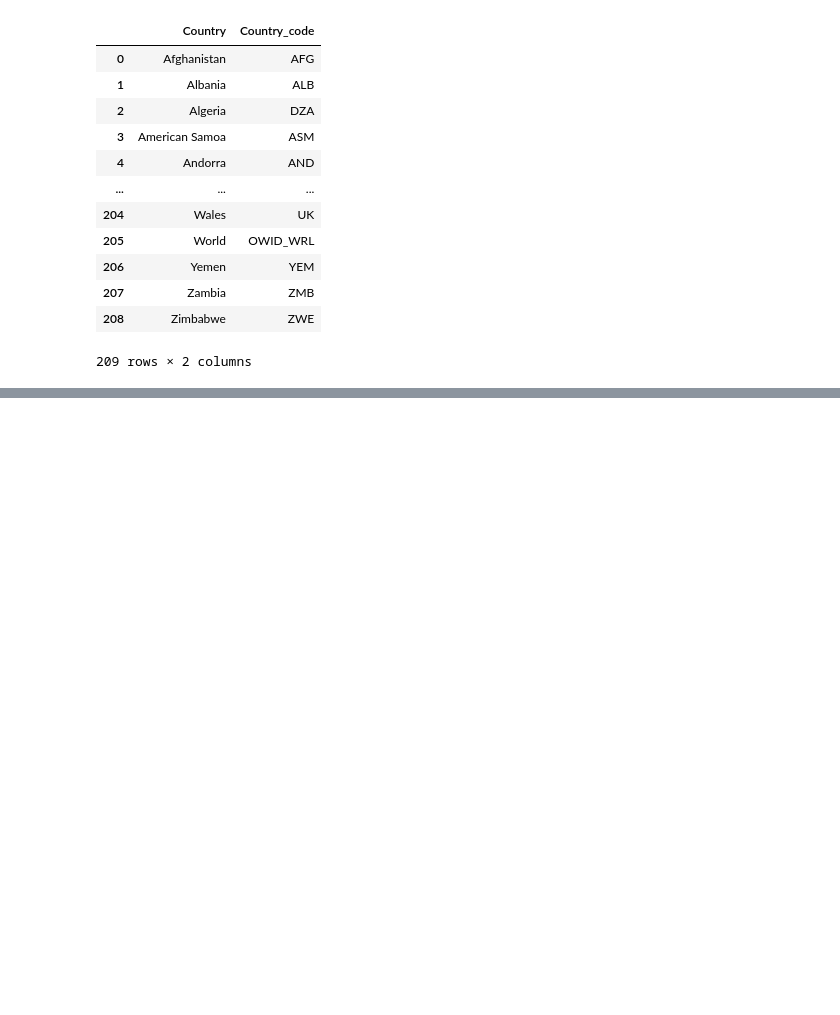
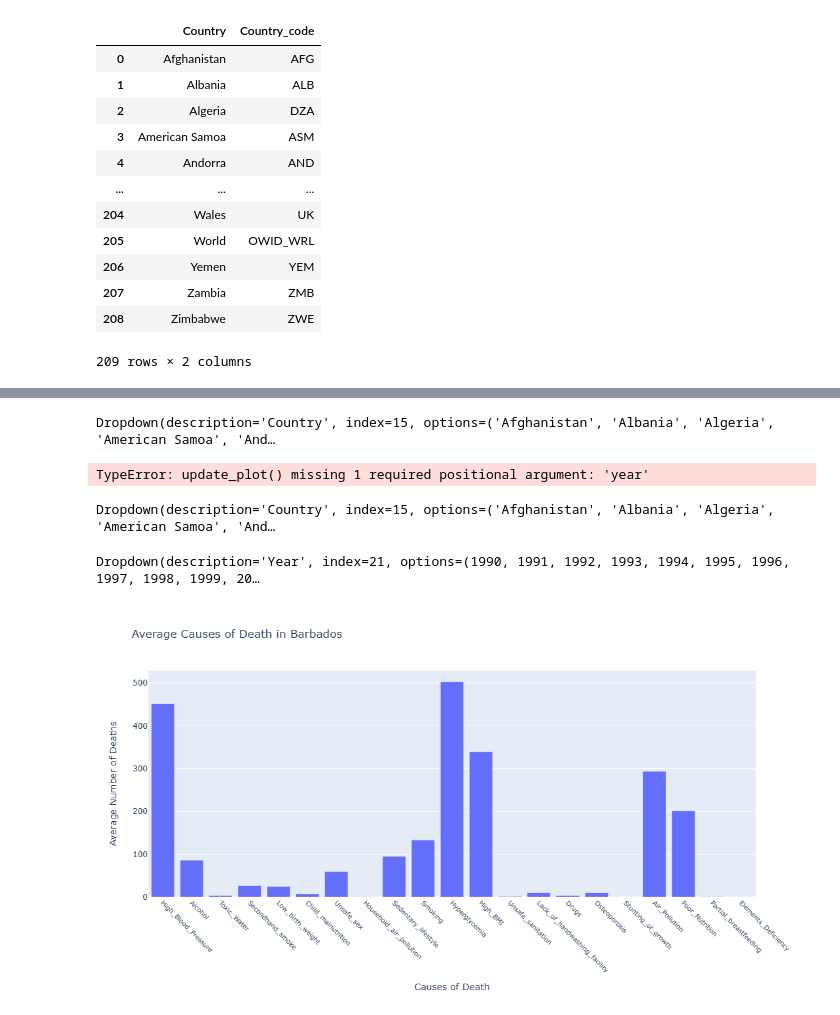
Before and after one commit to KatharinaSojka/Project_2_Group_2, a Jupyter notebook: death_rate/death_rate.ipynb, the cells around one changed output, grey strips where cells are left out. Drawn from its saved outputs; the diff is of its cells as text; code cells hidden in the pictures; blank space fills up the shorter version.

Commit message:
Project3 last day

```diff
--- a/death_rate/death_rate.ipynb
+++ b/death_rate/death_rate.ipynb
@@ -416,2 +677,19 @@ TypeError: Series.isin() missing 1 required positional argument: 'values'
 # %%
-#Create a DataFrame with the alcohol's death for the last 5 years in USA(or each country)
+# Define function to update plot when dropdown value changes
+def on_dropdown_change(change):
+    update_plot(change.new)
+# %%
+# Register the function to be called when dropdown value changes
+country_dropdown.observe(on_dropdown_change, names='value')
+
+# Display the dropdown widget and initial plot
+display(country_dropdown)
+
+# Get the initial selected country from the dropdown menu
+selected_country = country_dropdown.value
+
+# Update the plot for the initial selection
+update_plot(selected_country)
+# %% [output]
+Dropdown(description='Country', index=15, options=('Afghanistan', 'Albania', 'Algeria', 'American Samoa', 'And…
+TypeError: update_plot() missing 1 required positional argument: 'year'
@@ -417,0 +701,44 @@ TypeError: Series.isin() missing 1 required positional argument: 'values'
+# %%
+# Dropdown widget for selecting countries
+country_dropdown = widgets.Dropdown(options=query_df['country_name'].unique(), description='Country')
+year_dropdown = widgets.Dropdown(options=query_df['year'].unique(), description = 'Year')
+# %%
+# Function to update the plot based on the selected country
+def update_plot(country, year):
+    country_data = query_df[query_df['country_name'] == country]
+    year_data = query_df[query_df['year'] == year]
+    fig = px.bar(
+        x=country_data.columns[3:],
+        y=country_data.iloc[:, 3:].mean(),
+        labels={'x': 'Causes of Death', 'y': 'Average Number of Deaths'},
+        title=f'Average Causes of Death in {country}',
+    )
+    fig.update_xaxes(tickangle=45, tickfont=dict(size=10))
+    fig.update_layout(
+        width=1000,
+        height=600,
+    )
+    fig.show()
+# %%
+# Define function to update plot when dropdown value changes
+def on_dropdown_change(change):
+    update_plot(country_dropdown.value, year_dropdown.value)
+# %%
+# Register the function to be called when dropdown value changes
+country_dropdown.observe(on_dropdown_change, names='value')
+year_dropdown.observe(on_dropdown_change, names='value')
+
+# Display the dropdown widget and initial plot
+display(country_dropdown)
+display(year_dropdown)
+
+# Get the initial selected country from the dropdown menu
+selected_country = country_dropdown.value
+selected_year = year_dropdown.value
+
+# Update the plot for the initial selection
+update_plot(selected_country, selected_year)
+# %% [output]
+Dropdown(description='Country', index=15, options=('Afghanistan', 'Albania', 'Algeria', 'American Samoa', 'And…
+Dropdown(description='Year', index=21, options=(1990, 1991, 1992, 1993, 1994, 1995, 1996, 1997, 1998, 1999, 20…
+[figure, added]
```
Also changed, not shown: parts of 32 cells of this notebook, 8 other files.
